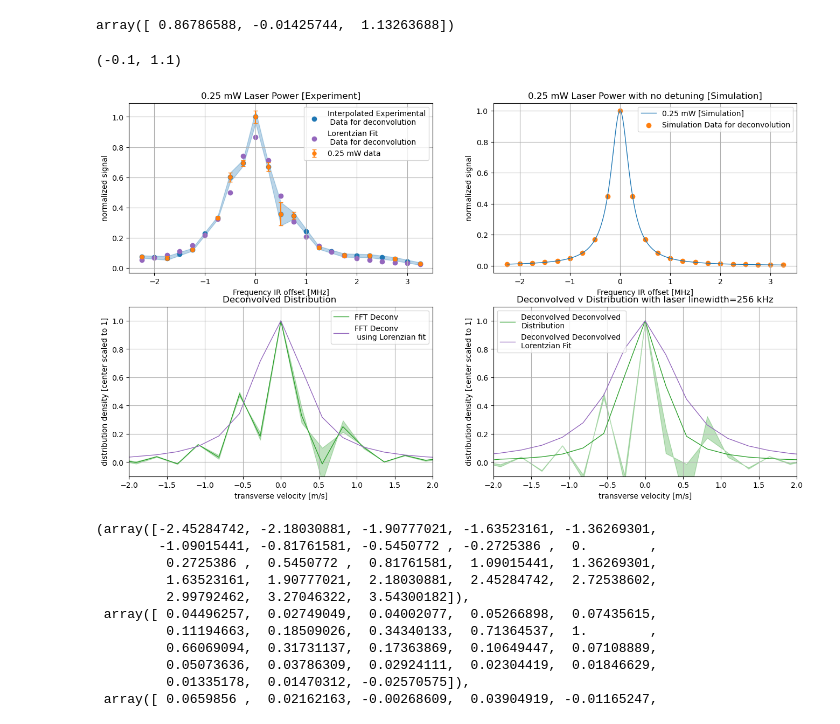
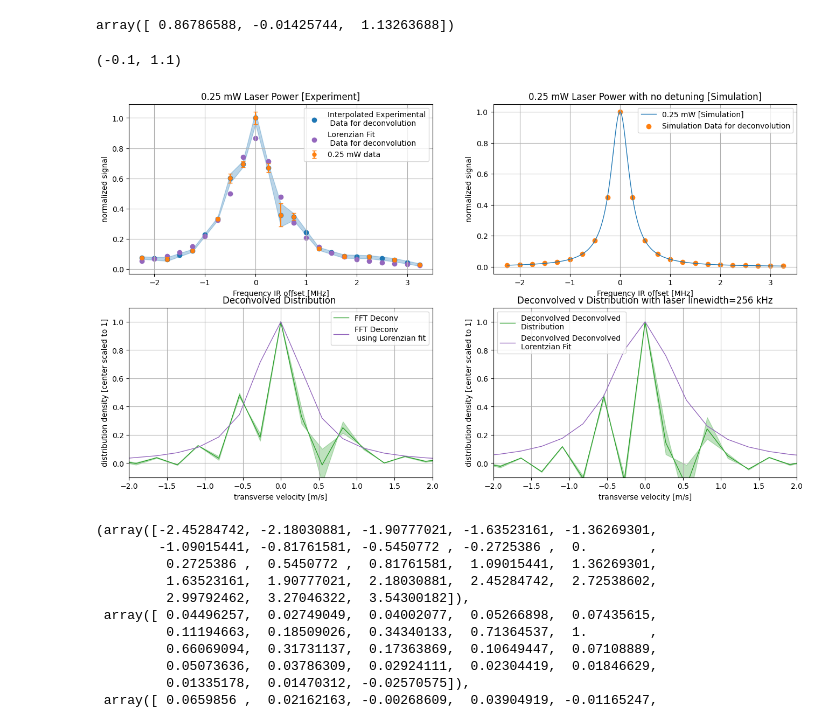
Before and after one commit to zhouperry/CeNTREX-TlF-julia-extension, a Jupyter notebook: examples/R2 transition longer beamline.ipynb, the cells around one changed output. Cells and saved outputs as stored; diff of their text form; code cells hidden in the pictures.

```diff
--- a/examples/R2 transition longer beamline.ipynb
+++ b/examples/R2 transition longer beamline.ipynb
@@ -631,6 +631,10 @@ ax[1,0].fill_between(freqs_used/velocity_to_ir_detuning, deconv_down_c/np.max(de
 
 def lorentzian(x, a, x0, gamma):
     return a * (gamma/2)**2 / ((x - x0) ** 2 + (gamma/2) ** 2)
+poly_degree = 8
+poly_coeff = np.polyfit(f_0_25_mw, d_0_25_mW, poly_degree)
+
+
 popt, pcov = curve_fit(
     lorentzian,
     f_0_25_mw,
@@ -640,6 +644,7 @@ popt, pcov = curve_fit(
     p0=[1, 0, 0.3],
 )
 interp_exp_fit = lorentzian(freqs_used, *popt)
+# interp_exp_fit = np.polyval(poly_coeff, freqs_used)
 deconv_exp_fit = fft_estimation(interp_exp_fit, interp_simu)
 deconv_exp_fit      = np.roll(deconv_exp_fit,      shift)
 
@@ -647,7 +652,7 @@ cs_linewidth = 0.329 / np.sqrt(2)
 seed_linewidth = (0.600/4)/ np.sqrt(2)
 laser_linewidth = np.sqrt(cs_linewidth**2 + seed_linewidth**2)
 laser_linewidth_fcn = lorentzian(freqs_used, 1,0,laser_linewidth)
-deconv_deconv = fft_estimation(deconv_exp_fit, laser_linewidth_fcn)
+deconv_deconv = fft_estimation(deconv_c, laser_linewidth_fcn)
 deconv_deconv_up = fft_estimation(deconv_up_c, laser_linewidth_fcn)
 deconv_deconv_down = fft_estimation(deconv_down_c, laser_linewidth_fcn)
 deconv_deconv_exp_fit = fft_estimation(interp_exp_fit, laser_linewidth_fcn)
@@ -661,35 +666,35 @@ deconv_deconv_exp_fit_c = np.roll(deconv_deconv_exp_fit, shift)
 ax[1,1].plot(freqs_used/velocity_to_ir_detuning, deconv_deconv_c/np.max(deconv_deconv_c), label="Deconvolved Deconvolved \nDistribution", color='tab:green', linewidth=1)
 ax[1,1].fill_between(freqs_used/velocity_to_ir_detuning, deconv_deconv_down_c/np.max(deconv_deconv_down_c), deconv_deconv_up_c/np.max(deconv_deconv_up_c), color='tab:green', alpha=0.3)
 ax[1,1].plot(freqs_used/velocity_to_ir_detuning, deconv_deconv_exp_fit_c/np.max(deconv_deconv_exp_fit_c), label="Deconvolved Deconvolved \nLorentzian Fit", color='tab:purple', linewidth=1)
 ax[1,1].set_title(f"Deconvolved v Distribution with laser linewidth={laser_linewidth*1000:.0f} kHz")
 ax[1,1].legend(loc='upper left')
 ax[1,1].grid(True)
 ax[1,1].set_xlabel("transverse velocity [m/s]")
 ax[1,1].set_ylabel("distribution density [center scaled to 1]")
 
-ax[0,0].scatter(freqs_used, interp_exp_fit, label="Lorentzian Fit\n Data for deconvolution", color='tab:purple', linewidth=1)
+ax[0,0].scatter(freqs_used, interp_exp_fit, label=f"Lorenzian Fit\n Data for deconvolution", color='tab:purple', linewidth=1)
 ax[1,0].plot(freqs_used/velocity_to_ir_detuning, deconv_exp_fit/np.max(deconv_exp_fit), label="FFT Deconv\n using Lorenzian fit", color='tab:purple', linewidth=1)
 ax[0,0].legend()
 ax[1,0].legend()
 ax[0,1].legend()
 ax[0,0].set_xlabel("Frequency IR offset [MHz]")
 ax[0,1].set_xlabel("Frequency IR offset [MHz]")
 ax[1,0].set_xlabel("transverse velocity [m/s]")
 ax[1,0].set_title("Deconvolved Distribution ")
 ax[0,0].set_ylabel("normalized signal")
 ax[0,1].set_ylabel("normalized signal")
 ax[1,0].set_ylabel("distribution density [center scaled to 1]")
 ax[0,0].grid(True)
 ax[0,1].grid(True)
 ax[1,0].grid(True)
 
 ax[1,1].set_xlim(-2,2)
 ax[1,0].set_xlim(-2,2)
 ax[1,0].set_ylim(-0.1, 1.1)
 ax[1,1].set_ylim(-0.1, 1.1)
 # %% [output]
 (-0.1, 1.1)
-[figure, old version]
+[figure, new version]
 # %%
 freqs_used/velocity_to_ir_detuning, deconv_exp_fit/np.max(deconv_exp_fit), deconv_c/np.max(deconv_c)
 # %% [output]
```
Also changed, not shown: parts of 1 cell of this notebook.
